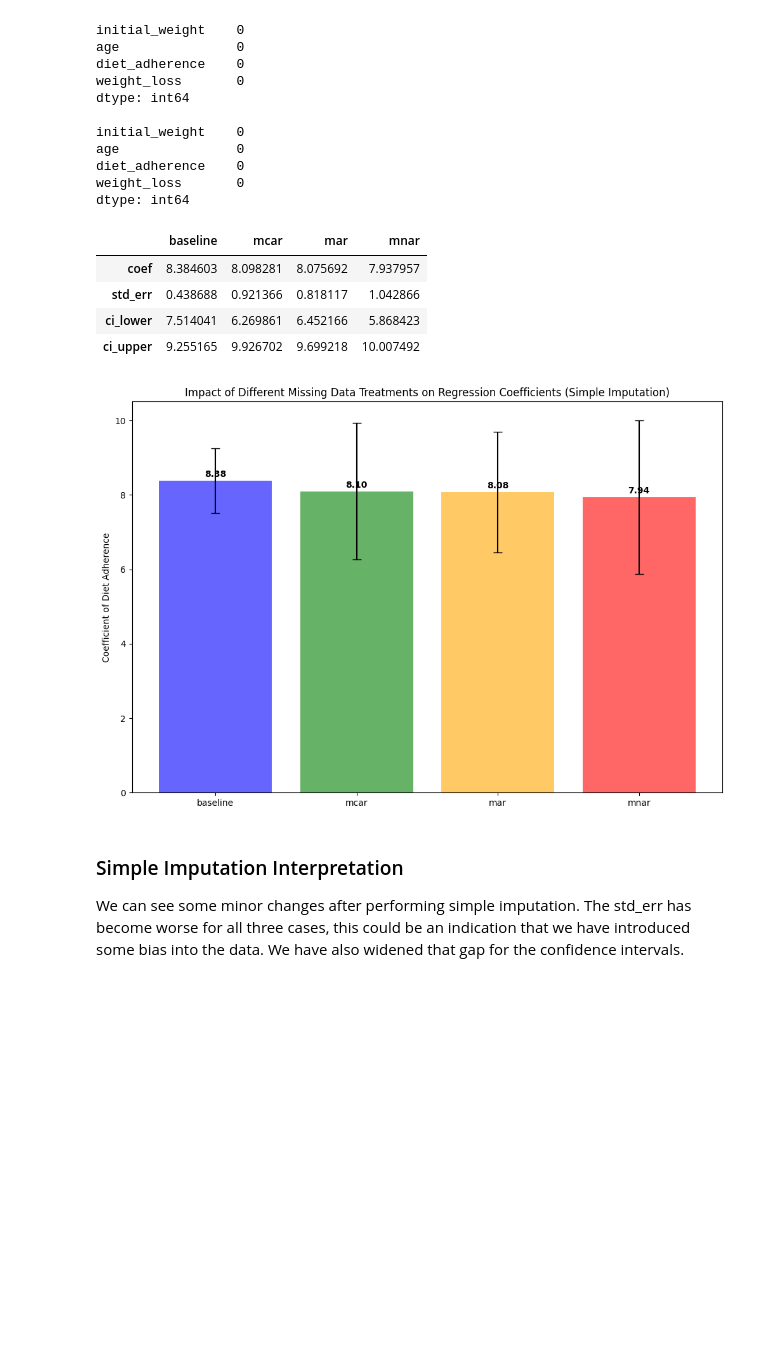
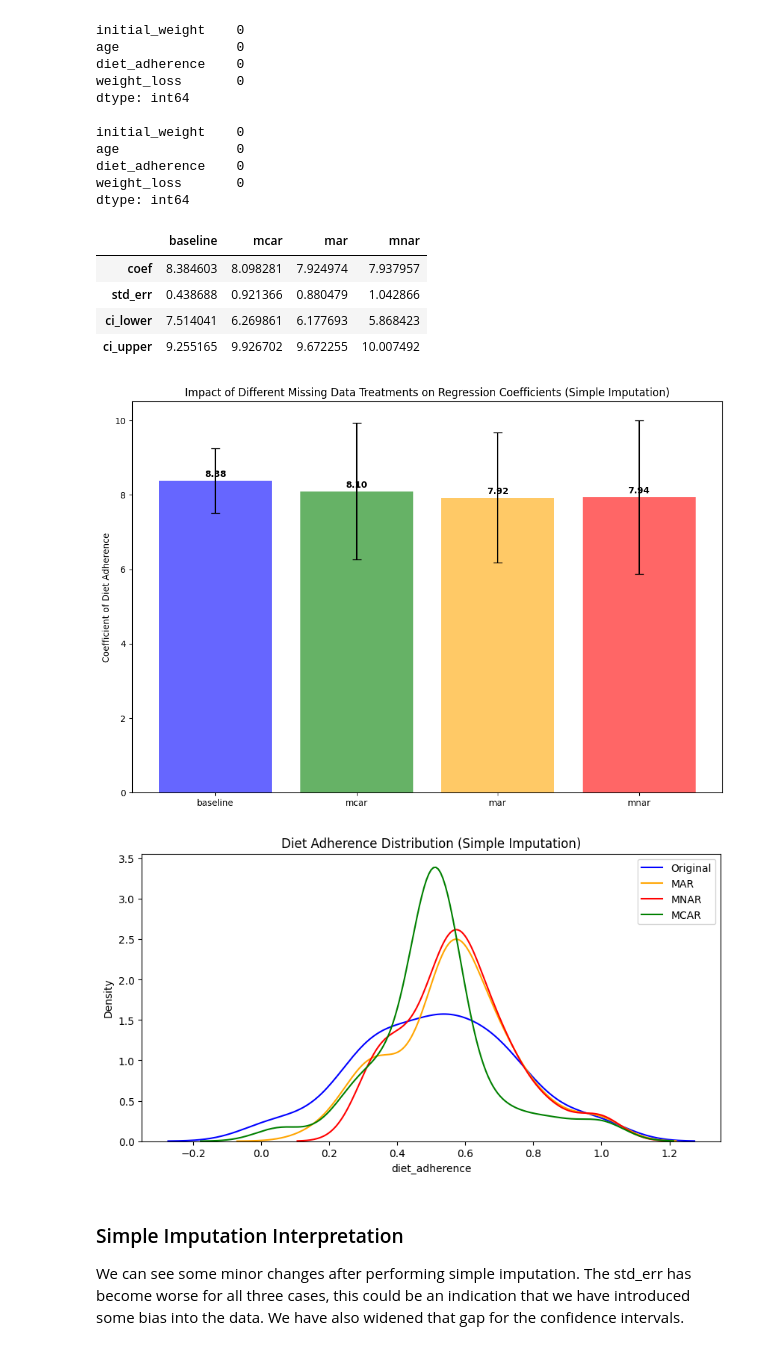
Before and after one commit to MaxiStahl1992/advanced-workbook-code, a Jupyter notebook: task5_full.ipynb, the cells around one changed output. Drawn from its saved outputs; the diff is of its cells as text; code cells hidden in the pictures; blank space fills up the shorter version.

```diff
--- a/task5_full.ipynb
+++ b/task5_full.ipynb
@@ -81,7 +84,7 @@ indicies_to_nan = np.random.choice(data_mcar.index, size=int(data_size * 0.4), r
 data_mcar.loc[indicies_to_nan, 'diet_adherence'] = np.nan
 
 # Missing at Random (MAR): Missingness depending on initial weight (assuming heavier initial weights may lead to underreporting)
-heavy_indicies = data_mar[data_mar['initial_weight'] > 85].index
+heavy_indicies = data_mar[data_mar['initial_weight'] > 80].index
 missing_indicies = np.random.choice(heavy_indicies, int(len(heavy_indicies) * 0.8), replace=False)
 data_mar.loc[missing_indicies, 'diet_adherence'] = np.nan
 
@@ -113,7 +116,7 @@ dtype: int64
 def linear_regression(data):
     """ Helper function to run a linear regression and print results."""
     data = data.dropna() # dropping NA values to run clean regression
-    X = sm.add_constant(data['diet_adherence']) # Adding a constant for the intercept
+    X = sm.add_constant(data[['diet_adherence']]) # Adding a constant for the intercept
     y = data['weight_loss']
 
     model = sm.OLS(y, X).fit()
@@ -182,6 +185,16 @@ def visualize_regression_results(results, title):
         ax.text(i, coef + 0.1, f'{coef:.2f}', ha='center', color='black', fontweight='bold')
 
     plt.show()
+# %%
+def visualize_distributions(original, imputed_mar, imputed_mnar, imputed_mcar, title):
+    plt.figure(figsize=(10, 5))
+    sns.kdeplot(original['diet_adherence'].dropna(), label='Original', color='blue')
+    sns.kdeplot(imputed_mar['diet_adherence'].dropna(), label='MAR', color='orange')
+    sns.kdeplot(imputed_mnar['diet_adherence'].dropna(), label='MNAR', color='red')
+    sns.kdeplot(imputed_mcar['diet_adherence'].dropna(), label='MCAR', color='green')
+    plt.title(title)
+    plt.legend()
+    plt.show()
 # %%
 # Plotting the data
 visualize_regression_results(results, 'Impact of Different Missing Data Treatments on Regression Coefficients')
@@ -209,9 +225,10 @@ data_mar_imputed = data_mar.copy()
 data_mnar_imputed = data_mnar.copy()
 
 # Simple imputation using mean
-data_mcar_imputed['diet_adherence'] = data_mcar_imputed['diet_adherence'].fillna(data_mcar_imputed['diet_adherence'].mean())
-data_mar_imputed['diet_adherence'] = data_mar_imputed['diet_adherence'].fillna(data_mar_imputed['diet_adherence'].mean())
-data_mnar_imputed['diet_adherence'] = data_mnar_imputed['diet_adherence'].fillna(data_mnar_imputed['diet_adherence'].mean())
+mean_imputer = SimpleImputer(strategy='mean')
+data_mcar_imputed['diet_adherence'] = mean_imputer.fit_transform(data_mcar_imputed[['diet_adherence']])
+data_mar_imputed['diet_adherence'] = mean_imputer.fit_transform(data_mar_imputed[['diet_adherence']])
+data_mnar_imputed['diet_adherence'] = mean_imputer.fit_transform(data_mnar_imputed[['diet_adherence']])
 
 print(data_mcar_imputed.isnull().sum(), '\n')
 print(data_mar_imputed.isnull().sum(), '\n')
@@ -250,14 +267,17 @@ results_imputed = pd.DataFrame({
 results_imputed
 # %% [output]
 |  | baseline | mcar | mar | mnar |
-| coef | 8.384603 | 8.098281 | 8.075692 | 7.937957 |
-| std_err | 0.438688 | 0.921366 | 0.818117 | 1.042866 |
-| ci_lower | 7.514041 | 6.269861 | 6.452166 | 5.868423 |
-| ci_upper | 9.255165 | 9.926702 | 9.699218 | 10.007492 |
+| coef | 8.384603 | 8.098281 | 7.924974 | 7.937957 |
+| std_err | 0.438688 | 0.921366 | 0.880479 | 1.042866 |
+| ci_lower | 7.514041 | 6.269861 | 6.177693 | 5.868423 |
+| ci_upper | 9.255165 | 9.926702 | 9.672255 | 10.007492 |
 # %%
 visualize_regression_results(results_imputed, 'Impact of Different Missing Data Treatments on Regression Coefficients (Simple Imputation)')
+
+visualize_distributions(data_full, data_mar_imputed, data_mnar_imputed, data_mcar_imputed, 'Diet Adherence Distribution (Simple Imputation)')
 # %% [output]
-[figure, old version]
+[figure, new version]
+[figure, added]
 # %% [markdown]
 ### Simple Imputation Interpretation
 We can see some minor changes after performing simple imputation. The std_err has become worse for all three cases, this could be an indication that we have introduced some bias into the data. We have also widened that gap for the confidence intervals.
```
Also changed, not shown: parts of 22 cells of this notebook.
